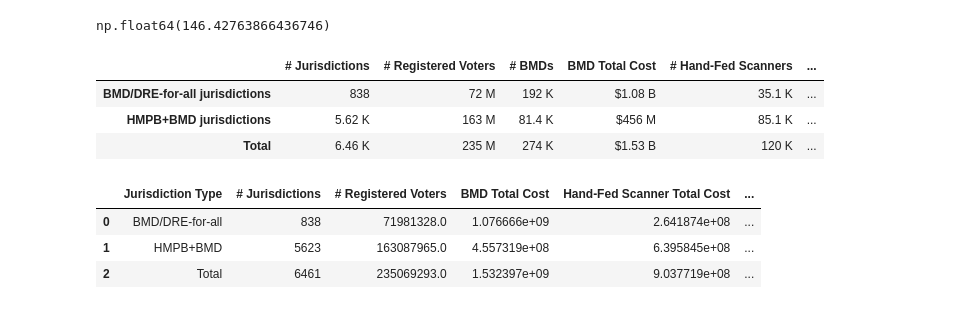
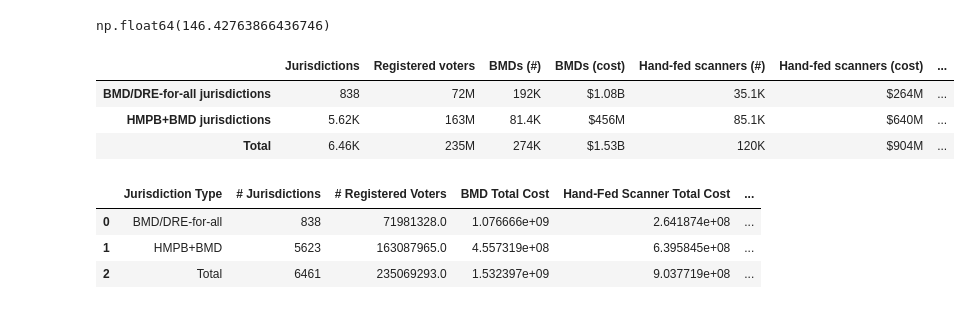
Before and after one commit to Bipartisan-Policy-Center/voting-equipment, a Jupyter notebook: cost_analysis.ipynb, the cells around one changed output. Cells and saved outputs as stored; diff of their text form; code cells hidden in the pictures.

```diff
--- a/cost_analysis.ipynb
+++ b/cost_analysis.ipynb
@@ -499,7 +526,15 @@ inflation_multiplier(inflation_rates, 2019, replacement_year)*107 # new GA price
 # %% [output]
 np.float64(146.42763866436746)
 # %%
-
+jurisdiction_str = 'Jurisdictions'
+registered_voters_str = 'Registered voters'
+bmds_num_str = 'BMDs (#)'
+bmds_cost_str = 'BMDs (cost)'
+hand_fed_num_str = 'Hand-fed scanners (#)'
+hand_fed_cost_str = 'Hand-fed scanners (cost)'
+batch_fed_num_str = 'Batch-fed scanners (#)'
+batch_fed_cost_str = 'Batch-fed scanners (cost)'
+total_cost_str = 'Total cost'
 # Build table rows
 rows = []
 
@@ -519,32 +554,32 @@ for label, group in eavs.groupby('bmd_or_dre_for_all'):
 
     rows.append({
         'bmd_or_dre_for_all': label,
-        '# Jurisdictions': jurisdictions,
-        '# Registered Voters': n_registered_voters,
-        '# BMDs': int(bmd_count),
-        'BMD Total Cost': bmd_total,
-        '# Hand-Fed Scanners': int(hand_fed_count),
-        'Hand-Fed Scanner Total Cost': hand_fed_total,
-        '# Batch-Fed Scanners': int(batch_fed_count),
-        'Batch-Fed Scanner Total Cost': batch_fed_total,
-        'Total Cost': total_cost,
+        jurisdiction_str: jurisdictions,
+        registered_voters_str: n_registered_voters,
+        bmds_num_str: int(bmd_count),
+        bmds_cost_str: bmd_total,
+        hand_fed_num_str: int(hand_fed_count),
+        hand_fed_cost_str: hand_fed_total,
+        batch_fed_num_str: int(batch_fed_count),
+        batch_fed_cost_str: batch_fed_total,
+        total_cost_str: total_cost,
     })
 
 # Create DataFrame
 cost_table = pd.DataFrame(rows)
 
-# Add total row
+# # Add total row
 totals = {
     'bmd_or_dre_for_all': 'Total',
-    '# Registered Voters': cost_table['# Registered Voters'].sum(),
-    '# Jurisdictions': cost_table['# Jurisdictions'].sum(),
-    '# BMDs': cost_table['# BMDs'].sum(),
-    'BMD Total Cost': cost_table['BMD Total Cost'].sum(),
-    '# Hand-Fed Scanners': cost_table['# Hand-Fed Scanners'].sum(),
-    'Hand-Fed Scanner Total Cost': cost_table['Hand-Fed Scanner Total Cost'].sum(),
-    '# Batch-Fed Scanners': cost_table['# Batch-Fed Scanners'].sum(),
-    'Batch-Fed Scanner Total Cost': cost_table['Batch-Fed Scanner Total Cost'].sum(),
-    'Total Cost': cost_table['Total Cost'].sum(),
+    registered_voters_str: cost_table[registered_voters_str].sum(),
+    jurisdiction_str: cost_table[jurisdiction_str].sum(),
+    bmds_num_str: cost_table[bmds_num_str].sum(),
+    bmds_cost_str: cost_table[bmds_cost_str].sum(),
+    hand_fed_num_str: cost_table[hand_fed_num_str].sum(),
+    hand_fed_cost_str: cost_table[hand_fed_cost_str].sum(),
+    batch_fed_num_str: cost_table[batch_fed_num_str].sum(),
+    batch_fed_cost_str: cost_table[batch_fed_cost_str].sum(),
+    total_cost_str: cost_table[total_cost_str].sum(),
 }
 cost_table = pd.concat([cost_table, pd.DataFrame([totals])], ignore_index=True)
 
@@ -556,39 +591,37 @@ cost_table.index = cost_table.index.map({
 })
 cost_table.index.name = None  # Remove index title
 
 # Reorder rows
 cost_table = cost_table.reindex([
     'BMD/DRE-for-all jurisdictions',
     'HMPB+BMD jurisdictions',
     'Total'
 ])
 cost_table_numeric = cost_table.copy()
 
 # Custom formatter: shows M or B with 1 decimal when needed
 def number_formatter(x, pos=None):
     units = [(1e12, 'T'), (1e9, 'B'), (1e6, 'M'), (1e3, 'K')]
 
     for factor, suffix in units:
         if x >= factor:
-            return f'{x / factor:.3g} {suffix}'.rstrip('0').rstrip('.')
+            return f'{x / factor:.3g}{suffix}'.rstrip('0').rstrip('.')
 
     return f'{x:.0f}'
 
 # Format cost columns
-for col in ['BMD Total Cost', 'Hand-Fed Scanner Total Cost', 'Batch-Fed Scanner Total Cost', 'Total Cost']:
+for col in [bmds_cost_str, hand_fed_cost_str, batch_fed_cost_str, total_cost_str]:
     # cost_table[col] = cost_table[col].map('${:,.0f}'.format)
     # cost_table[col] = cost_table[col].apply(lamda x: "humanize.intword)
     cost_table[col] = cost_table[col].apply(lambda x: f'${number_formatter(x)}')
 
 # Format number columns
-for col in ['# Jurisdictions', '# Registered Voters', '# BMDs', '# Hand-Fed Scanners', '# Batch-Fed Scanners']:
+for col in [jurisdiction_str, registered_voters_str, bmds_num_str, hand_fed_num_str, batch_fed_num_str]:
     cost_table[col] = cost_table[col].apply(number_formatter)
 
-
-
 cost_table
 # %% [output]
-|  | # Jurisdictions | # Registered Voters | # BMDs | BMD Total Cost | # Hand-Fed Scanners | ... |
-| BMD/DRE-for-all jurisdictions | 838 | 72 M | 192 K | $1.08 B | 35.1 K | ... |
-| HMPB+BMD jurisdictions | 5.62 K | 163 M | 81.4 K | $456 M | 85.1 K | ... |
-| Total | 6.46 K | 235 M | 274 K | $1.53 B | 120 K | ... |
+|  | Jurisdictions | Registered voters | BMDs (#) | BMDs (cost) | Hand-fed scanners (#) | Hand-fed scanners (cost) | ... |
+| BMD/DRE-for-all jurisdictions | 838 | 72M | 192K | $1.08B | 35.1K | $264M | ... |
+| HMPB+BMD jurisdictions | 5.62K | 163M | 81.4K | $456M | 85.1K | $640M | ... |
+| Total | 6.46K | 235M | 274K | $1.53B | 120K | $904M | ... |
```
Also changed, not shown: parts of 4 cells of this notebook.
